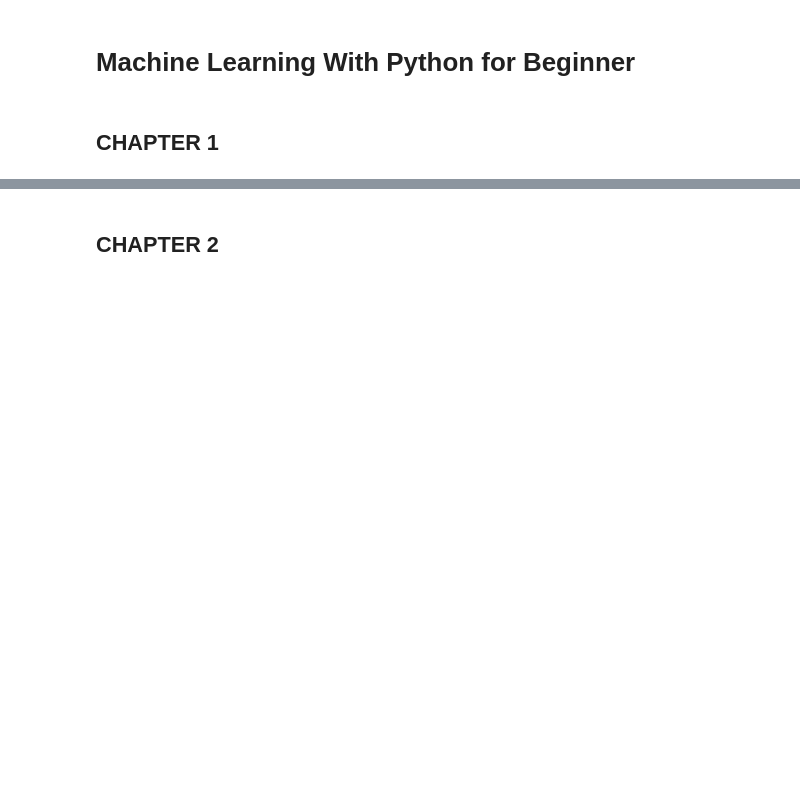
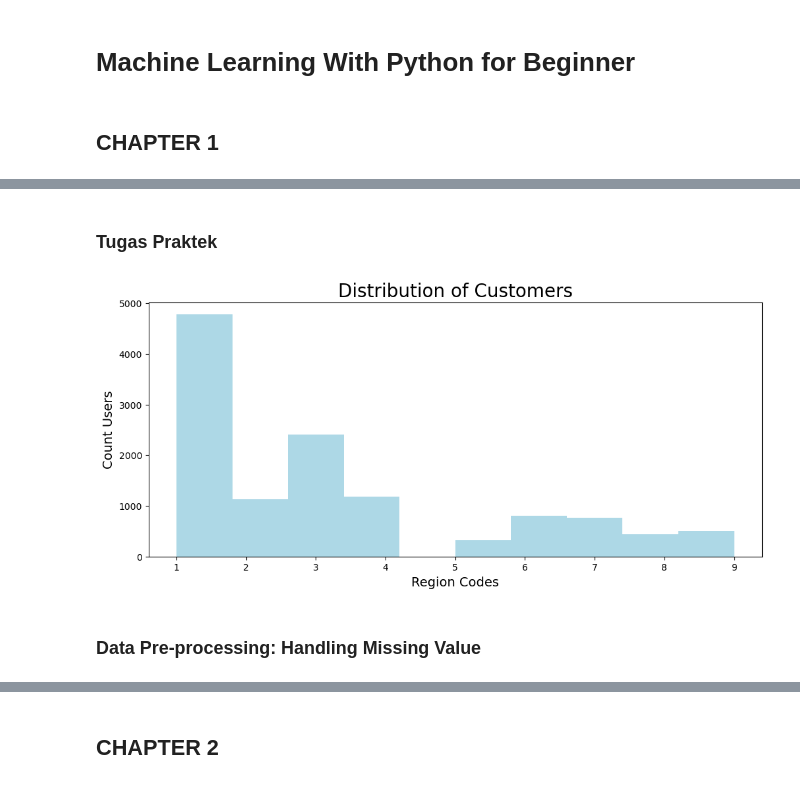
Before and after one commit to talitharhmd/Module-DQLab, a Jupyter notebook: M25-M28/ML with Python.ipynb, the cells around one changed output, grey strips where cells are left out. Cells and saved outputs as stored; diff of their text form; code cells hidden in the pictures; blank space fills up the shorter version.

```diff
--- a/M25-M28/ML with Python.ipynb
+++ b/M25-M28/ML with Python.ipynb
@@ -4,0 +97,13 @@
+# %% [markdown]
+### Tugas Praktek
+# %%
+# visualizing the distribution of customers around the Region
+plt.hist(dataset['Region'], color = 'lightblue')
+plt.title('Distribution of Customers' , fontsize = 20)
+plt.xlabel('Region Codes', fontsize = 14)
+plt.ylabel('Count Users', fontsize = 14)
+plt.show()
+# %% [output]
+[figure, added]
+# %% [markdown]
+### Data Pre-processing: Handling Missing Value
```
Also changed, not shown: parts of 14 cells of this notebook.
